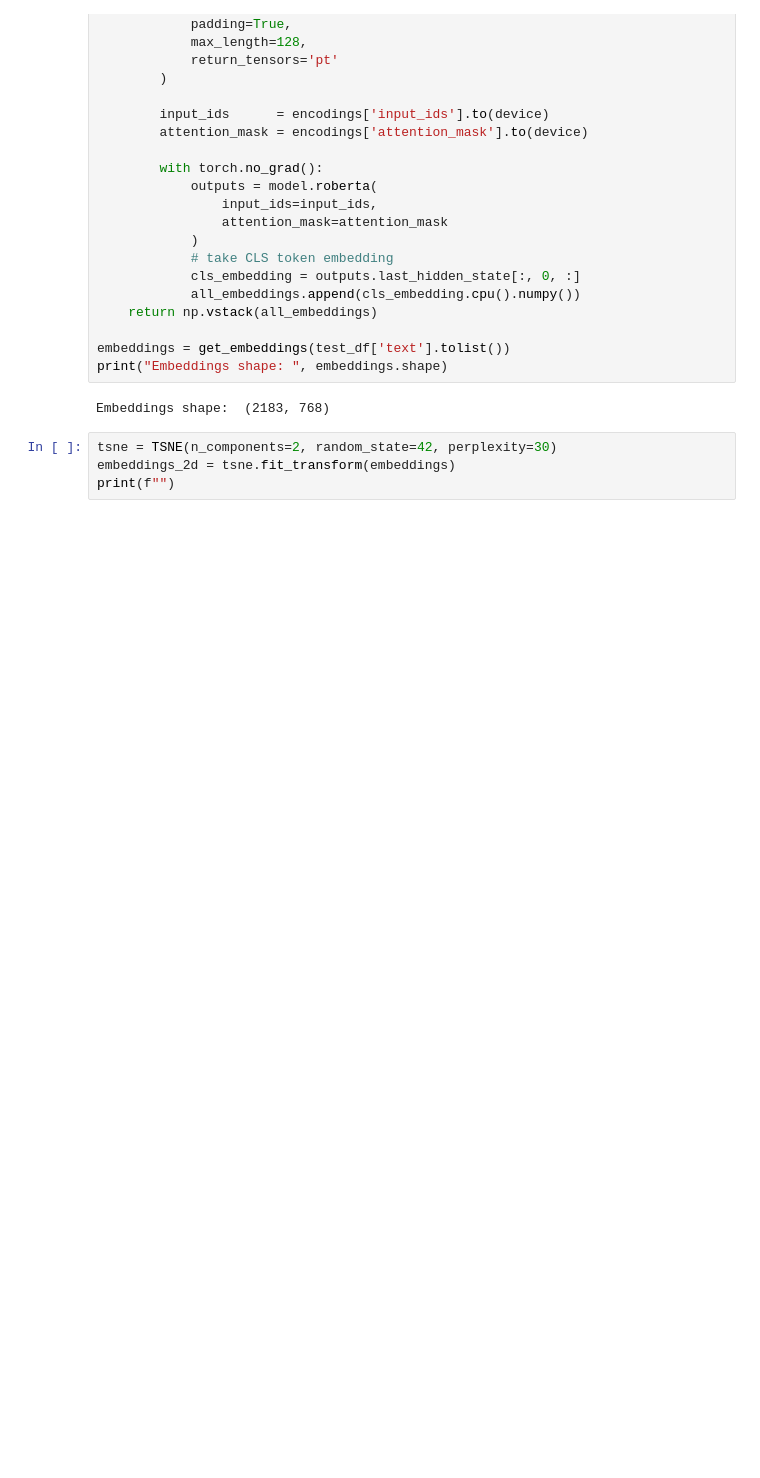
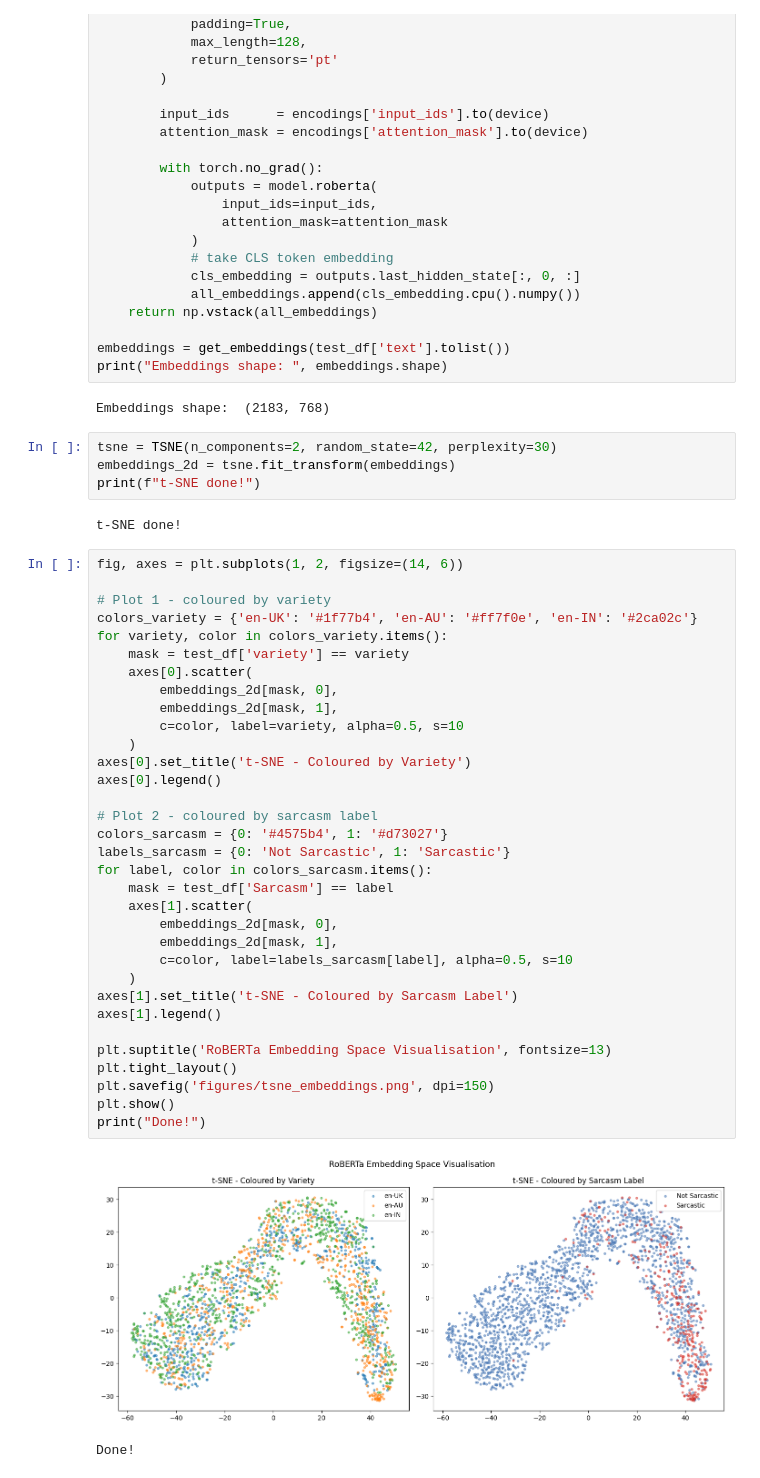
Before and after one commit to aiyounkhan/comm061-nlp-coursework_pg_13_q2, a Jupyter notebook: extra_tsne.ipynb, the cells around one changed output. Cells and saved outputs as stored; diff of their text form; blank space fills up the shorter version.

```diff
--- a/extra_tsne.ipynb
+++ b/extra_tsne.ipynb
@@ -66,4 +66,42 @@ Embeddings shape:  (2183, 768)
 # %%
 tsne = TSNE(n_components=2, random_state=42, perplexity=30)
 embeddings_2d = tsne.fit_transform(embeddings)
-print(f"")
+print(f"t-SNE done!")
+# %% [output]
+t-SNE done!
+# %%
+fig, axes = plt.subplots(1, 2, figsize=(14, 6))
+
+# Plot 1 - coloured by variety
+colors_variety = {'en-UK': '#1f77b4', 'en-AU': '#ff7f0e', 'en-IN': '#2ca02c'}
+for variety, color in colors_variety.items():
+    mask = test_df['variety'] == variety
+    axes[0].scatter(
+        embeddings_2d[mask, 0],
+        embeddings_2d[mask, 1],
+        c=color, label=variety, alpha=0.5, s=10
+    )
+axes[0].set_title('t-SNE - Coloured by Variety')
+axes[0].legend()
+
+# Plot 2 - coloured by sarcasm label
+colors_sarcasm = {0: '#4575b4', 1: '#d73027'}
+labels_sarcasm = {0: 'Not Sarcastic', 1: 'Sarcastic'}
+for label, color in colors_sarcasm.items():
+    mask = test_df['Sarcasm'] == label
+    axes[1].scatter(
+        embeddings_2d[mask, 0],
+        embeddings_2d[mask, 1],
+        c=color, label=labels_sarcasm[label], alpha=0.5, s=10
+    )
+axes[1].set_title('t-SNE - Coloured by Sarcasm Label')
+axes[1].legend()
+
+plt.suptitle('RoBERTa Embedding Space Visualisation', fontsize=13)
+plt.tight_layout()
+plt.savefig('figures/tsne_embeddings.png', dpi=150)
+plt.show()
+print("Done!")
+# %% [output]
+[figure, added]
+Done!
```
Also changed, not shown: 1 other file.
